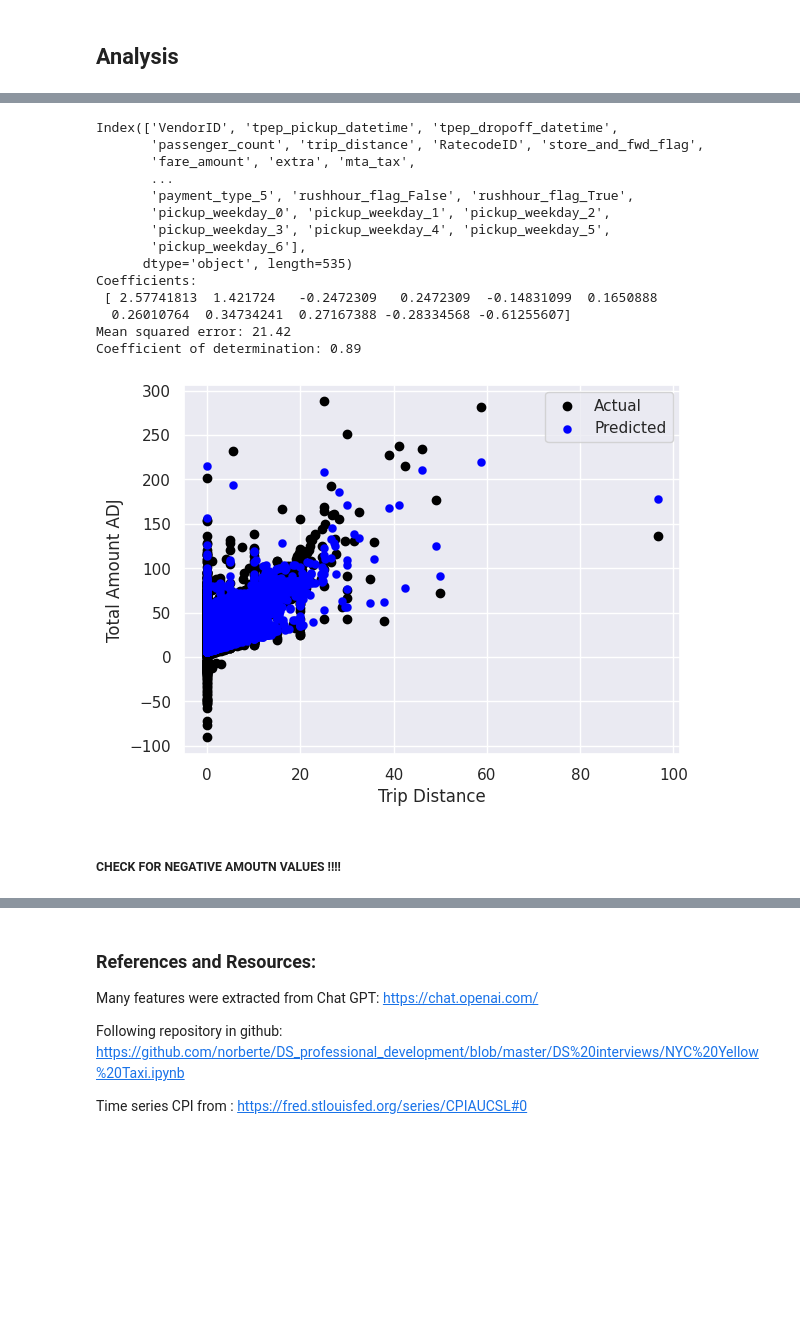
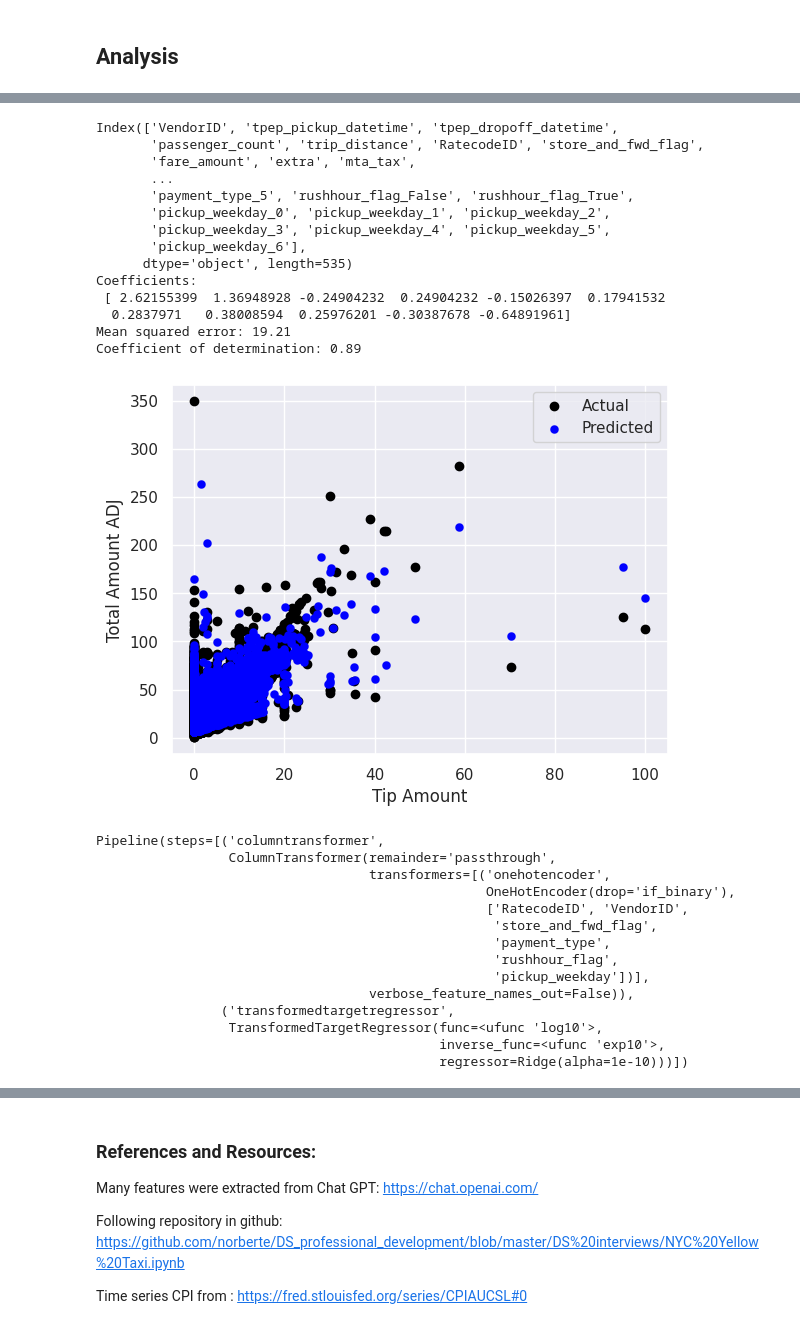
Before and after one commit to BenjaminDupre/taxi_data_task, a Jupyter notebook: taxi_data.ipynb, the cells around one changed output, grey strips where cells are left out. Cells and saved outputs as stored; diff of their text form; code cells hidden in the pictures; blank space fills up the shorter version.

```diff
--- a/taxi_data.ipynb
+++ b/taxi_data.ipynb
@@ -146,6 +147,8 @@ df_ny['RatecodeID'] = pd.Categorical(df_ny.RatecodeID)
 df_ny['payment_type'] = pd.Categorical(df_ny.payment_type)
 df_ny['PULocationID'] = pd.Categorical(df_ny.PULocationID)
 df_ny['DOLocationID'] = pd.Categorical(df_ny.DOLocationID)
+df_ny['store_and_fwd_flag'] = df_ny['store_and_fwd_flag'].map({'N':0,'Y':1})
+df_ny['store_and_fwd_flag'] = pd.Categorical(df_ny.store_and_fwd_flag)
 # %% [markdown]
 Creating Daytime flag
 # %%
@@ -167,6 +170,8 @@ Removing trips with distance 0 because a taxi trip involves some distance. Also
 # %%
 df_ny = df_ny.loc[(df_ny['trip_distance'] > 0)]
 df_ny = df_ny.loc[df_ny['trip_duration_seconds'] >= pd.Timedelta(seconds=0)]
+df_ny = df_ny.loc[(df_ny['total_amount'] > 0)] # 1003 points.
+df_ny = df_ny.loc[(df_ny['RatecodeID'] != 99)]
 # %% [markdown]
 Merging CPI column to adjust for inflation.
 # %%
@@ -567,37 +563,90 @@ reg.fit(X_train, y_train)
 
 # Make predictions using the testing set
 y_pred = reg.predict(X_test)
 
 # The coefficients
 print("Coefficients: \n", reg.coef_)
 # The mean squared error
 print("Mean squared error: %.2f" % mean_squared_error(y_test, y_pred))
 # The coefficient of determination: 1 is a perfect prediction
 print("Coefficient of determination: %.2f" % r2_score(y_test, y_pred))
 
 # Plot outputs (for individual variables, not the multi-variable case)
 plt.scatter(X_test['tip_amount'], y_test, color="black", label="Actual")
 plt.scatter(X_test['tip_amount'], y_pred, color="blue", linewidth=0.1, label="Predicted")
 
-plt.xlabel('Trip Distance')
+plt.xlabel('Tip Amount')
 plt.ylabel('Total Amount ADJ')
 plt.legend()
 plt.show()
 # %% [output]
 Index(['VendorID', 'tpep_pickup_datetime', 'tpep_dropoff_datetime',
        'passenger_count', 'trip_distance', 'RatecodeID', 'store_and_fwd_flag',
        'fare_amount', 'extra', 'mta_tax',
        ...
        'payment_type_5', 'rushhour_flag_False', 'rushhour_flag_True',
        'pickup_weekday_0', 'pickup_weekday_1', 'pickup_weekday_2',
        'pickup_weekday_3', 'pickup_weekday_4', 'pickup_weekday_5',
        'pickup_weekday_6'],
       dtype='object', length=535)
 Coefficients:
- [ 2.57741813  1.421724   -0.2472309   0.2472309  -0.14831099  0.1650888
-  0.26010764  0.34734241  0.27167388 -0.28334568 -0.61255607]
-Mean squared error: 21.42
+ [ 2.62155399  1.36948928 -0.24904232  0.24904232 -0.15026397  0.17941532
+  0.2837971   0.38008594  0.25976201 -0.30387678 -0.64891961]
+Mean squared error: 19.21
 Coefficient of determination: 0.89
-[figure, old version]
+[figure, new version]
-# %% [markdown]
-##### CHECK FOR NEGATIVE AMOUTN VALUES !!!!
+# %%
+from sklearn.compose import make_column_transformer
+from sklearn.preprocessing import OneHotEncoder
+
+
+an_ny = df_ny[["RatecodeID", "VendorID", "store_and_fwd_flag",
+              'passenger_count', 'trip_distance', 'extra','fare_amount','mta_tax','airport_fee','congestion_surcharge',
+                     'improvement_surcharge','tip_amount', 'tolls_amount',  'trip_duration_seconds',
+                       'total_amount_ADJ', "payment_type", "rushhour_flag", "pickup_weekday"]] # droppping date format variables
+X = an_ny.drop(columns=['total_amount_ADJ'])  # Exclude 'total_amount_ADJ' column
+y = an_ny['total_amount_ADJ']  # Target variable
+
+X_train, X_test, y_train, y_test = train_test_split(X, y, random_state=42)
+
+categorical_columns = ["RatecodeID", "VendorID", "store_and_fwd_flag", "payment_type", "rushhour_flag", "pickup_weekday"]
+numerical_columns = ['passenger_count', 'trip_distance', 'extra','fare_amount','mta_tax','airport_fee','congestion_surcharge',
+                     'improvement_surcharge','tip_amount', 'tolls_amount', 'trip_duration_seconds']
+
+# Specify categories for OneHotEncoder
+#categories = [X[c].unique() for c in categorical_columns]
+
+preprocessor = make_column_transformer(
+    (OneHotEncoder(drop="if_binary"), categorical_columns),
+    remainder="passthrough",
+    verbose_feature_names_out=False,  # avoid to prepend the preprocessor names
+) # avoid to prepend the preprocessor names
+
+
+from sklearn.compose import TransformedTargetRegressor
+from sklearn.linear_model import Ridge
+from sklearn.pipeline import make_pipeline
+
+model = make_pipeline(
+    preprocessor,
+    TransformedTargetRegressor(
+        regressor=Ridge(alpha=1e-10), func=np.log10, inverse_func=sp.special.exp10
+    ),
+)
+
+model.fit(X_train, y_train)
+# %% [output]
+Pipeline(steps=[('columntransformer',
+                 ColumnTransformer(remainder='passthrough',
+                                   transformers=[('onehotencoder',
+                                                  OneHotEncoder(drop='if_binary'),
+                                                  ['RatecodeID', 'VendorID',
+                                                   'store_and_fwd_flag',
+                                                   'payment_type',
+                                                   'rushhour_flag',
+                                                   'pickup_weekday'])],
+                                   verbose_feature_names_out=False)),
+                ('transformedtargetregressor',
+                 TransformedTargetRegressor(func=<ufunc 'log10'>,
+                                            inverse_func=<ufunc 'exp10'>,
+                                            regressor=Ridge(alpha=1e-10)))])
```
Also changed, not shown: parts of 10 cells of this notebook.
